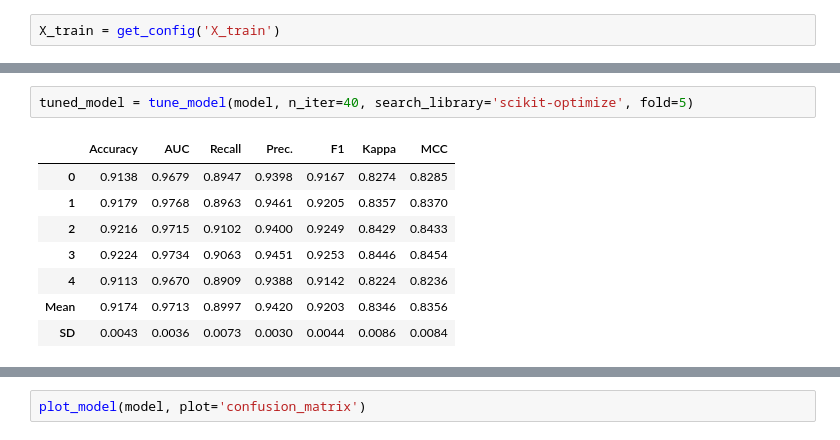
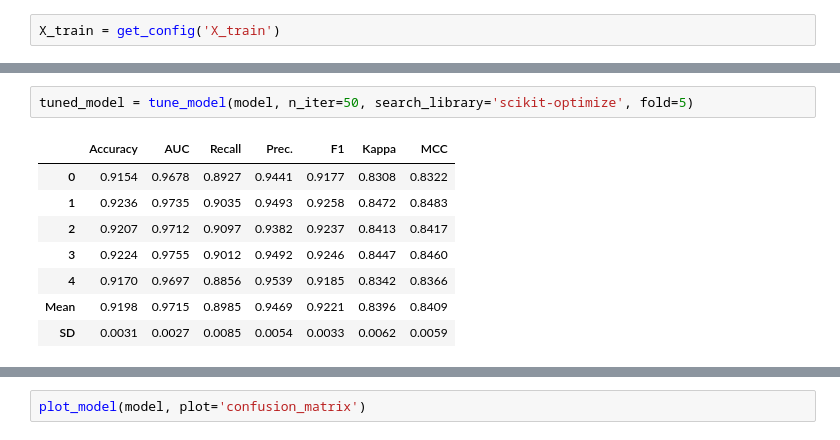
Before and after one commit to MaksonViini/PS-Data-Challenge-2021, a Jupyter notebook: ps_model.ipynb, the cells around one changed output, grey strips where cells are left out. Saved outputs shown, nothing was run; the diff lists cells and outputs as text.

```diff
--- a/ps_model.ipynb
+++ b/ps_model.ipynb
@@ -154,11 +149,11 @@ model = create_model('lightgbm', fold=10)
 # %%
-tuned_model = tune_model(model, n_iter=40, search_library='scikit-optimize', fold=5)
+tuned_model = tune_model(model, n_iter=50, search_library='scikit-optimize', fold=5)
 # %% [output]
 |  | Accuracy | AUC | Recall | Prec. | F1 | Kappa | MCC |
-| 0 | 0.9138 | 0.9679 | 0.8947 | 0.9398 | 0.9167 | 0.8274 | 0.8285 |
-| 1 | 0.9179 | 0.9768 | 0.8963 | 0.9461 | 0.9205 | 0.8357 | 0.8370 |
-| 2 | 0.9216 | 0.9715 | 0.9102 | 0.9400 | 0.9249 | 0.8429 | 0.8433 |
-| 3 | 0.9224 | 0.9734 | 0.9063 | 0.9451 | 0.9253 | 0.8446 | 0.8454 |
-| 4 | 0.9113 | 0.9670 | 0.8909 | 0.9388 | 0.9142 | 0.8224 | 0.8236 |
-| Mean | 0.9174 | 0.9713 | 0.8997 | 0.9420 | 0.9203 | 0.8346 | 0.8356 |
-| SD | 0.0043 | 0.0036 | 0.0073 | 0.0030 | 0.0044 | 0.0086 | 0.0084 |
+| 0 | 0.9154 | 0.9678 | 0.8927 | 0.9441 | 0.9177 | 0.8308 | 0.8322 |
+| 1 | 0.9236 | 0.9735 | 0.9035 | 0.9493 | 0.9258 | 0.8472 | 0.8483 |
+| 2 | 0.9207 | 0.9712 | 0.9097 | 0.9382 | 0.9237 | 0.8413 | 0.8417 |
+| 3 | 0.9224 | 0.9755 | 0.9012 | 0.9492 | 0.9246 | 0.8447 | 0.8460 |
+| 4 | 0.9170 | 0.9697 | 0.8856 | 0.9539 | 0.9185 | 0.8342 | 0.8366 |
+| Mean | 0.9198 | 0.9715 | 0.8985 | 0.9469 | 0.9221 | 0.8396 | 0.8409 |
+| SD | 0.0031 | 0.0027 | 0.0085 | 0.0054 | 0.0033 | 0.0062 | 0.0059 |
```
Also changed, not shown: parts of 17 cells of this notebook, 2 other files.
